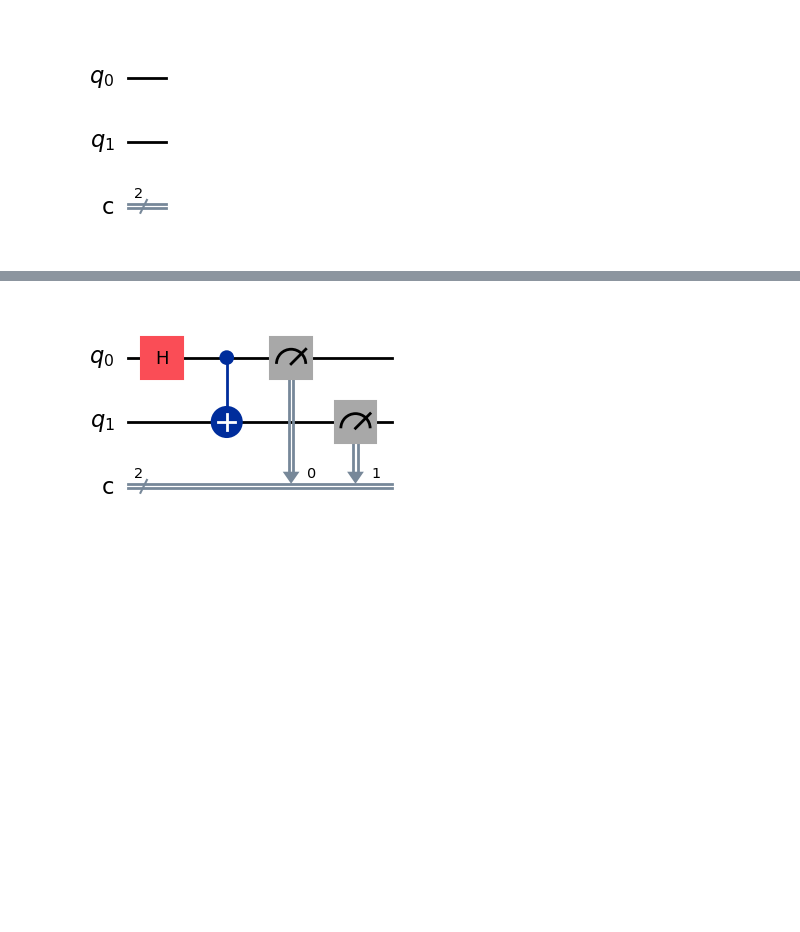
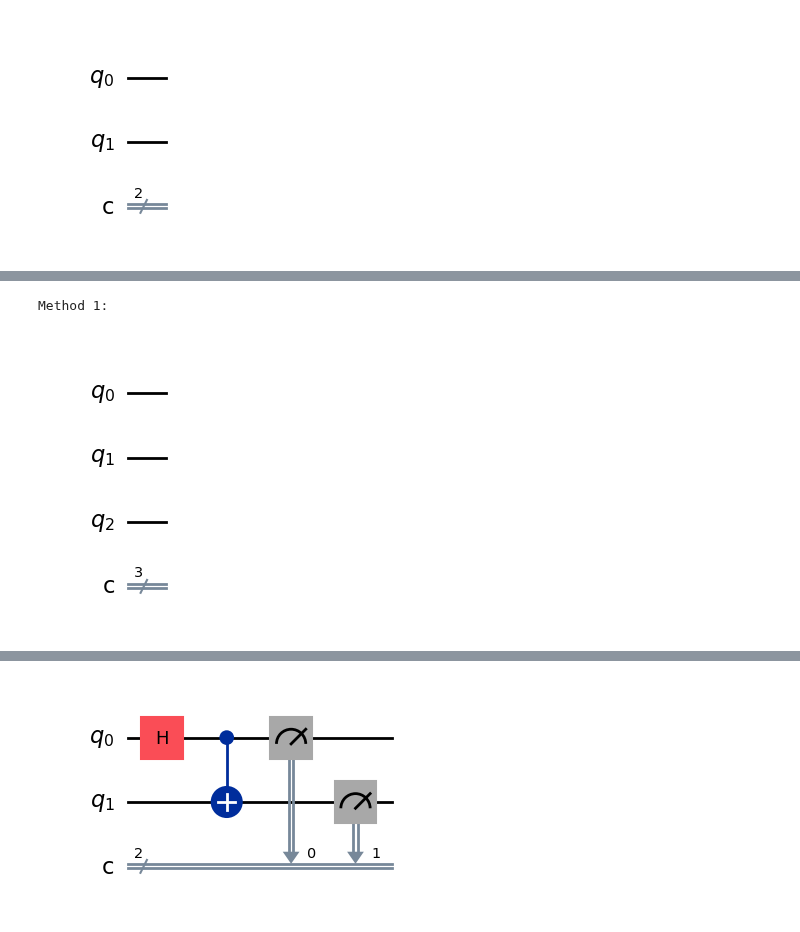
Before and after one commit to makansij/IBM_Certified_Quantum_Computation_QisKit_v2, a Jupyter notebook: Module_2.1_Visualize_Quantum_Circuits.ipynb, the cells around one changed output, grey strips where cells are left out. Saved outputs shown, nothing was run; the diff lists cells and outputs as text; code cells hidden in the pictures; blank space fills up the shorter version.

```diff
--- a/Module_2.1_Visualize_Quantum_Circuits.ipynb
+++ b/Module_2.1_Visualize_Quantum_Circuits.ipynb
@@ -56,0 +70,10 @@ qc.draw('mpl')
+# %%
+from qiskit import QuantumCircuit, QuantumRegister, ClassicalRegister
+
+# Method 1: Shorthand constructor
+qc1 = QuantumCircuit(3, 3)
+print('Method 1:')
+display(qc1.draw('mpl'))
+# %% [output]
+Method 1:
+[figure, added]
```
Also changed, not shown: parts of 9 cells of this notebook, 2 other files.
